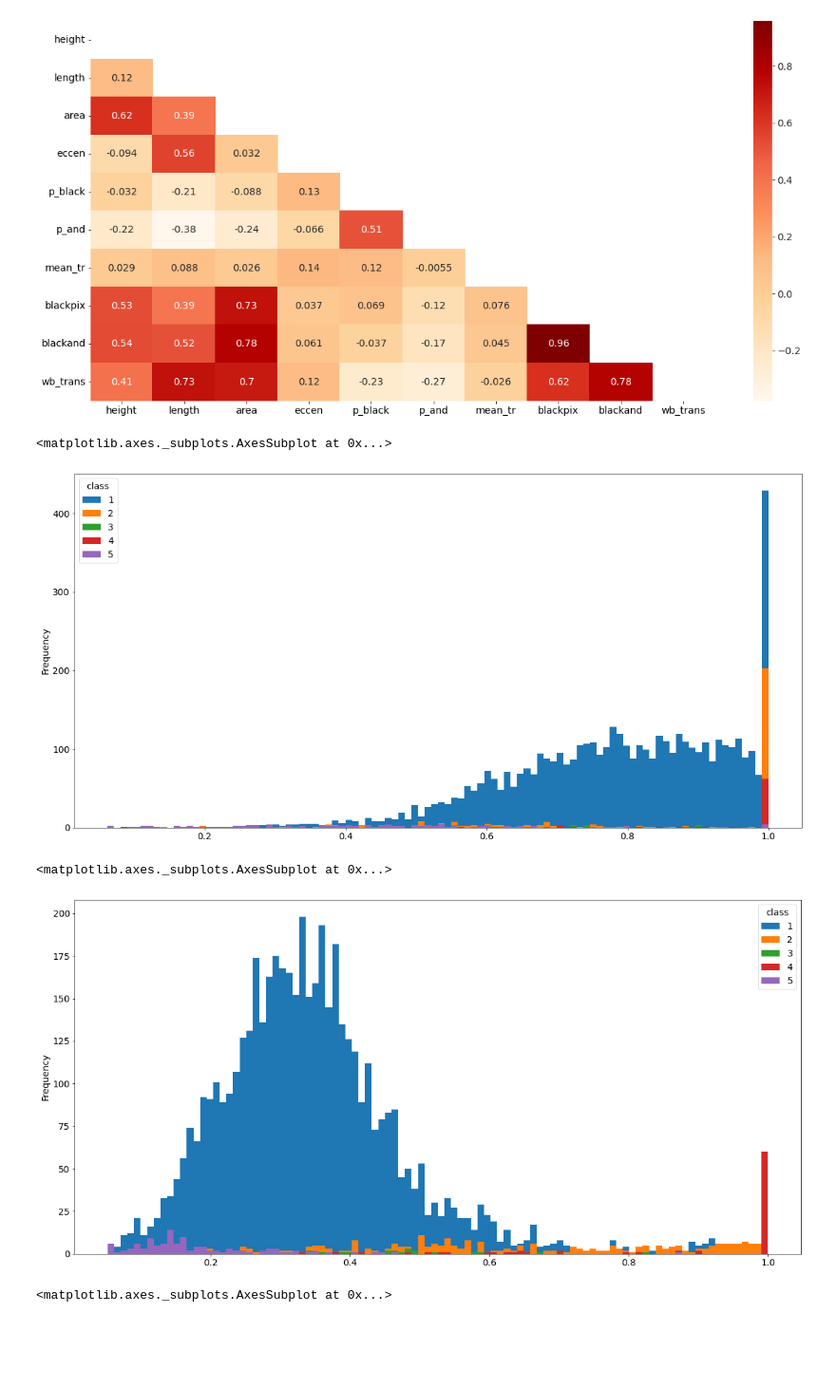
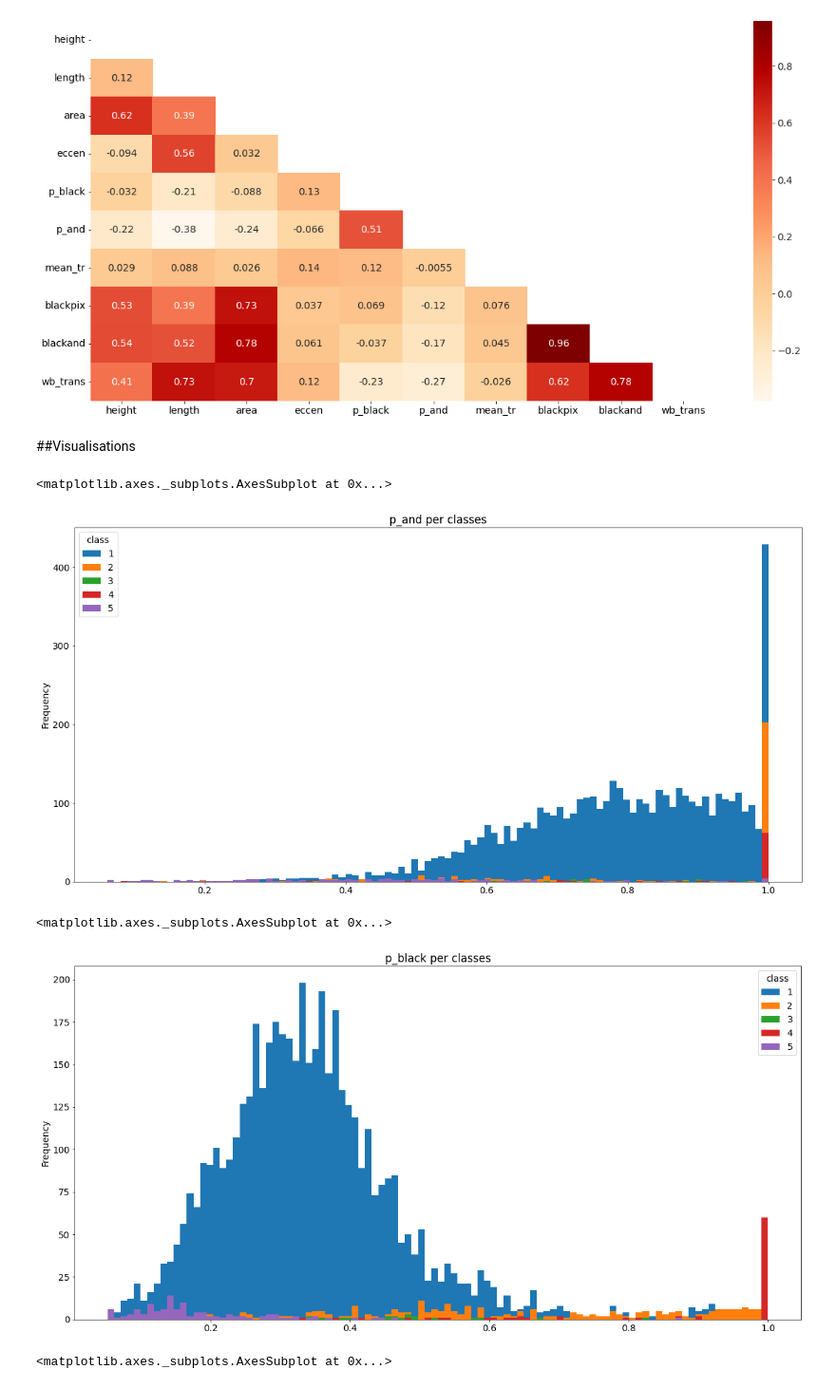
Before and after one commit to dylan-rkt/block_python_project, a Jupyter notebook: notebook/BlockClassification.ipynb, the cells around one changed output. Shown at 95% size. Cells and saved outputs as stored; diff of their text form; code cells hidden in the pictures; blank space fills up the shorter version.

```diff
--- a/notebook/BlockClassification.ipynb
+++ b/notebook/BlockClassification.ipynb
@@ -126,16 +128,18 @@ with sns.axes_style("white"):
   ax = sns.heatmap(corrMatrix, mask = mask,annot=True,  cmap = "OrRd")
 # %% [output]
 [figure]
+# %% [markdown]
+##Visualisations
 # %%
-data.pivot(columns="class", values="p_and").plot.hist(bins=100,figsize=(20,10))
+data.pivot(columns="class", values="p_and").plot.hist(bins=100,figsize=(20,10),title = "p_and per classes")
 # %% [output]
 <matplotlib.axes._subplots.AxesSubplot at 0x...>
-[figure, old version]
+[figure, new version]
 # %%
-data.pivot(columns="class", values="p_black").plot.hist(bins=100,figsize=(20,10))
+data.pivot(columns="class", values="p_black").plot.hist(bins=100,figsize=(20,10),title = "p_black per classes")
 # %% [output]
 <matplotlib.axes._subplots.AxesSubplot at 0x...>
-[figure, old version]
+[figure, new version]
 # %%
 data.groupby(['class']).count().plot(kind='pie', y='height', ylabel="class",figsize=(20,10),autopct='%.0f%%')
 # %% [output]
```
Also changed, not shown: parts of 23 cells of this notebook.
